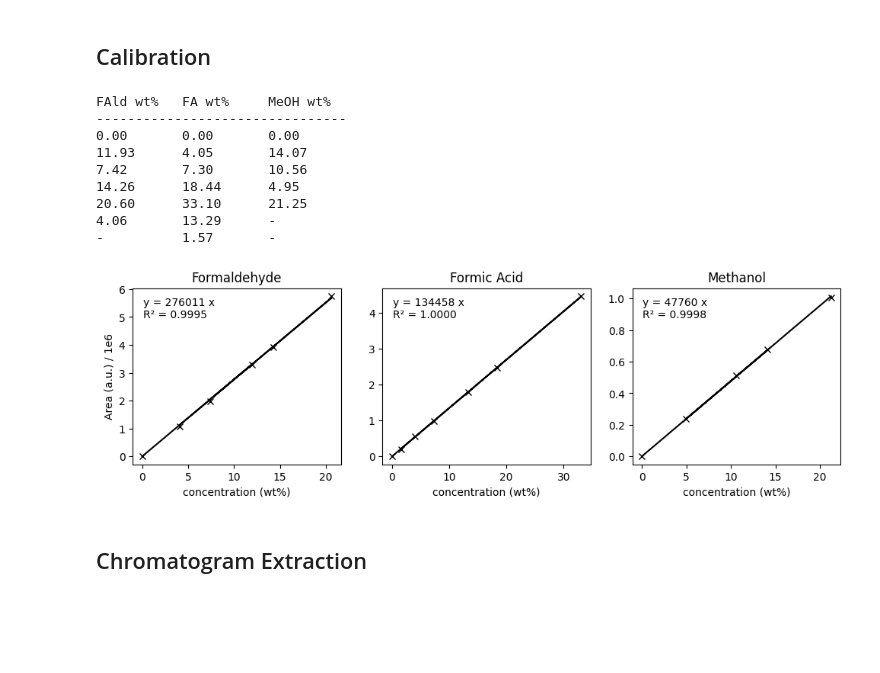
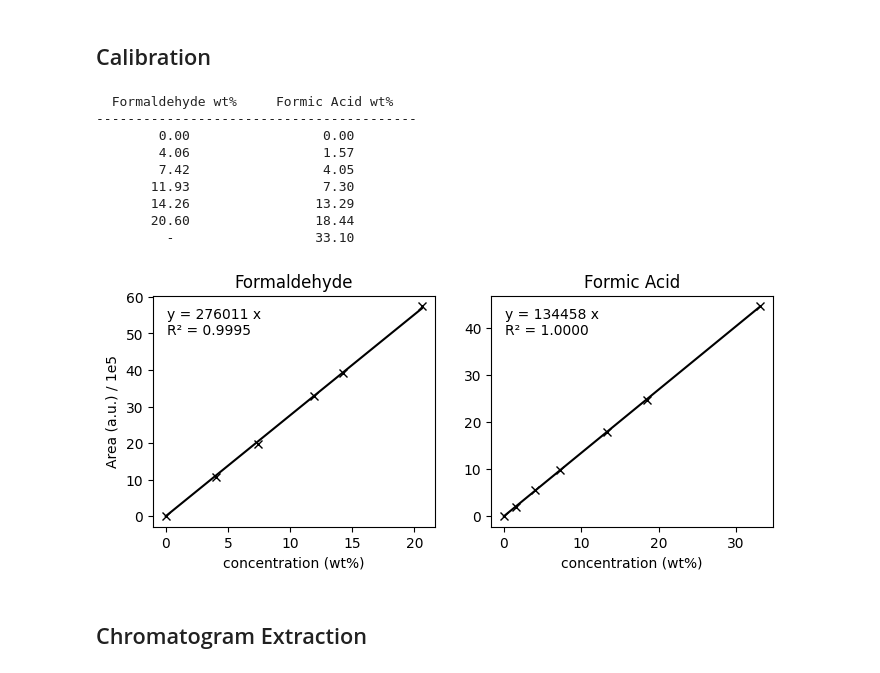
Before and after one commit to fabianketter/HPLC-Deconvolution, a Jupyter notebook: HPLC.ipynb, the cells around one changed output. Drawn from its saved outputs; the diff is of its cells as text; code cells hidden in the pictures; blank space fills up the shorter version.

Commit message:
updated HPLC and removed Methanol from project

```diff
--- a/HPLC.ipynb
+++ b/HPLC.ipynb
@@ -9,12 +10,6 @@ from fit_functions import R_sq, EMG, EMG_mirrored, make_constrained_EMG, make_co
 ## Calibration
 # %%
 # Calibration data, all masses in g, all areas in arbitrary units, all concentrations in wt% (mass of solute / total mass)
-MeOH = {
-    'name': 'Methanol',
-    'water': np.array([1, 1.0044, 1.0024, 1.0071, 0.7143]),
-    'MeOH': np.array([0, 0.1644, 0.1184, 0.0525, 0.1927]),
-    'areas': np.array([0, 675785, 511686, 238447, 1008072])
-}
 FA = {
     'name': 'Formic Acid',
     'water': np.array([1, 0.9708, 0.9620, 0.9157, 0.9194, 0.9276, 1.1981]),
@@ -30,60 +25,62 @@ FAld = {
 
 # Convert masses to wt% concentration for each calibration series
 calibrations = [
-    (MeOH, 'MeOH', 100),
     (FA, 'FA', 100),
     (FAld, 'FAld', 37),
 ]
 
 for dictionary, solute_key, factor in calibrations:
-    # wt% = mass of solute / total mass, scaled by mass concentration factor in stock solution (100% for MeOH and FA, 37% for FAld)
-    dictionary['concentrations'] = factor * dictionary[solute_key] / (dictionary[solute_key] + dictionary['water'])
+    # wt% = mass of solute / total mass, scaled by mass concentration factor in stock solution (100% for FA, 37% for FAld)
+    concentrations = factor * dictionary[solute_key] / (dictionary[solute_key] + dictionary['water'])
+    order = np.argsort(concentrations)
+    dictionary['concentrations'] = concentrations[order]
+    dictionary['areas'] = dictionary['areas'][order]
 
-header = f"{'FAld wt%':<10} {'FA wt%':<10} {'MeOH wt%':<10}"
+col_width = 20
+header = f"{'Formaldehyde wt%':^{col_width}} {'Formic Acid wt%':^{col_width}}"
 print(header)
-print("-" * len(header))
-max_len = max(len(FAld['concentrations']), len(FA['concentrations']), len(MeOH['concentrations']))
+print('-' * len(header))
+
+def fmt(value):
+    return f"{value:^{col_width}.2f}" if isinstance(value, (int, float, np.floating)) else f"{value:^{col_width}}"
+
+max_len = max(len(FAld['concentrations']), len(FA['concentrations']))
 for index in range(max_len):
-    fa_ld = FAld['concentrations'][index] if index < len(FAld['concentrations']) else '-'
+    fald = FAld['concentrations'][index] if index < len(FAld['concentrations']) else '-'
     fa = FA['concentrations'][index] if index < len(FA['concentrations']) else '-'
-    meoh = MeOH['concentrations'][index] if index < len(MeOH['concentrations']) else '-'
-    print(
-        f"{fa_ld:<10.2f}" if isinstance(fa_ld, (int, float, np.floating)) else f"{fa_ld:<10}",
-        f"{fa:<10.2f}" if isinstance(fa, (int, float, np.floating)) else f"{fa:<10}",
-        f"{meoh:<10.2f}" if isinstance(meoh, (int, float, np.floating)) else f"{meoh:<10}",
-    )
+    print(fmt(fald), fmt(fa))
 # %% [output]
-FAld wt%   FA wt%     MeOH wt%
---------------------------------
-0.00       0.00       0.00
-11.93      4.05       14.07
-7.42       7.30       10.56
-14.26      18.44      4.95
-20.60      33.10      21.25
-4.06       13.29      -
--          1.57       -
+  Formaldehyde wt%     Formic Acid wt%
+-----------------------------------------
+        0.00                 0.00
+        4.06                 1.57
+        7.42                 4.05
+       11.93                 7.30
+       14.26                13.29
+       20.60                18.44
+         -                  33.10
 # %%
 # calculate fit parameters and R² for each calibration series
-for dictionary in np.array([FAld, FA, MeOH]):
+for dictionary in np.array([FAld, FA]):
     m, residuals, _, _ = np.linalg.lstsq(dictionary['concentrations'].reshape(-1,1), dictionary['areas'])
     slope = m[0]
     dictionary['slope'] = slope
     r2 = R_sq(lambda x: slope*x, dictionary['concentrations'], dictionary['areas'])
     dictionary['r2'] = r2
 
 # plot
-fig, (ax1, ax2, ax3) = plt.subplots(figsize = (12, 3), ncols = 3)
-for dictionary, ax in zip(np.array([FAld, FA, MeOH]), [ax1, ax2, ax3]):
-    ax.plot(dictionary['concentrations'], dictionary['areas']/1e6, 'kx')
-    ax.plot(dictionary['concentrations'], dictionary['concentrations']*dictionary['slope']/1e6, 'k-')
+fig, (ax1, ax2) = plt.subplots(figsize = (8, 3), ncols = 2)
+for dictionary, ax in zip(np.array([FAld, FA]), [ax1, ax2]):
+    ax.plot(dictionary['concentrations'], dictionary['areas']/1e5, 'kx')
+    ax.plot(dictionary['concentrations'], dictionary['concentrations']*dictionary['slope']/1e5, 'k-')
     ax.set_title(dictionary['name'])
     ax.set_xlabel('concentration (wt%)')
     eq_text = f"y = {dictionary['slope']:.0f} x\nR² = {dictionary['r2']:.4f}"
     ax.text(0.05, 0.95, eq_text, transform=ax.transAxes, va='top')
-ax1.set_ylabel('Area (a.u.) / 1e6')
+ax1.set_ylabel('Area (a.u.) / 1e5')
 plt.show()
 # %% [output]
-[figure, old version]
+[figure, new version]
 # %% [markdown]
 ## Chromatogram Extraction
 # %%
```
Also changed, not shown: parts of 12 cells of this notebook, 26 other files.
